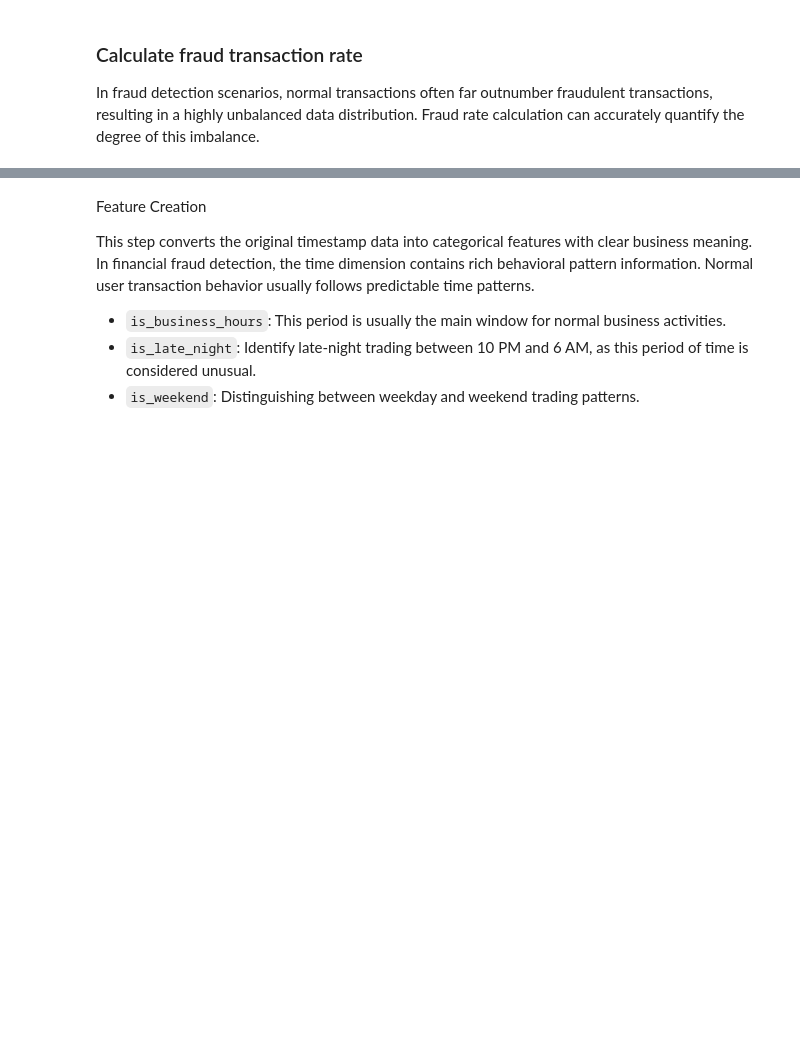
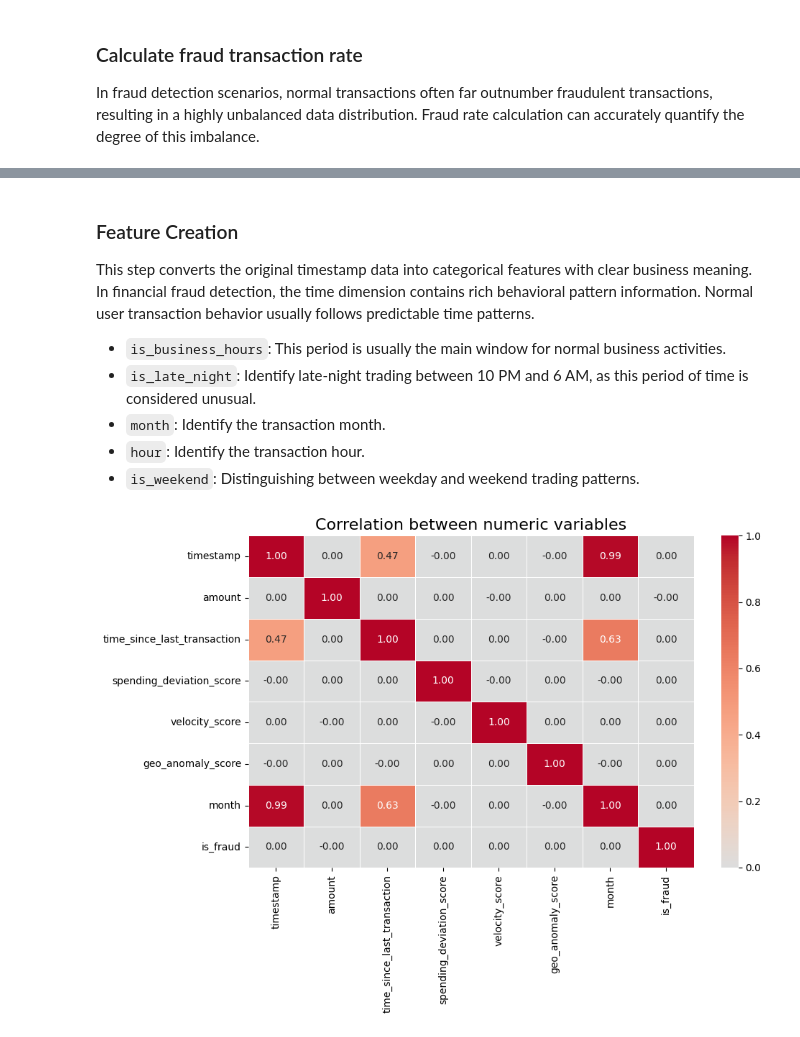
Before and after one commit to Jiajun-Liu-1159501/COMP647-1159501, a Jupyter notebook: data_processing.ipynb, the cells around one changed output, grey strips where cells are left out. Drawn from its saved outputs; the diff is of its cells as text; code cells hidden in the pictures; blank space fills up the shorter version.

```diff
--- a/data_processing.ipynb
+++ b/data_processing.ipynb
@@ -206,24 +264,35 @@ plt.show()
 # %% [markdown]
-Feature Creation
+### Feature Creation
 
 This step converts the original timestamp data into categorical features with clear business meaning. In financial fraud detection, the time dimension contains rich behavioral pattern information. Normal user transaction behavior usually follows predictable time patterns.
 
 - `is_business_hours`: This period is usually the main window for normal business activities.
 - `is_late_night`: Identify late-night trading between 10 PM and 6 AM, as this period of time is considered unusual.
+- `month`: Identify the transaction month.
+- `hour`: Identify the transaction hour.
 - `is_weekend`: Distinguishing between weekday and weekend trading patterns.
 # %%
 df['timestamp'] = pd.to_datetime(df['timestamp'], errors='coerce')
 df['hour'] = df['timestamp'].dt.hour
+df['month'] = df['timestamp'].dt.month
 df['is_business_hours'] = ((df['hour'] >= 9) & (df['hour'] <= 17)).astype(int)
 df['is_late_night'] = ((df['hour'] >= 22) | (df['hour'] <= 6)).astype(int)
 df['day_of_week'] = df['timestamp'].dt.dayofweek
 df['is_weekend'] = (df['day_of_week'] >= 5).astype(int)
+df["is_fraud"] = df["is_fraud"].astype(int)
 
 # Remove helper columns
 columns_to_remove = [
-    'timestamp',
     'day_of_week',
-    'hour',
 ]
 
 df = df.drop(columns=columns_to_remove)
+# %%
+corr_df = df[["timestamp" , "amount", "time_since_last_transaction", "spending_deviation_score", "velocity_score", "geo_anomaly_score", "month", "is_fraud"]]
+correlation_matrix = corr_df.corr()
+plt.figure(figsize=(10,6))
+sns.heatmap(correlation_matrix, annot=True, cmap='coolwarm', center=0, linewidths=0.5, cbar=True, fmt='.2f')
+plt.title("Correlation between numeric variables",fontsize = 16)
+plt.show()
+# %% [output]
+[figure, added]
```
Also changed, not shown: parts of 8 cells of this notebook.
